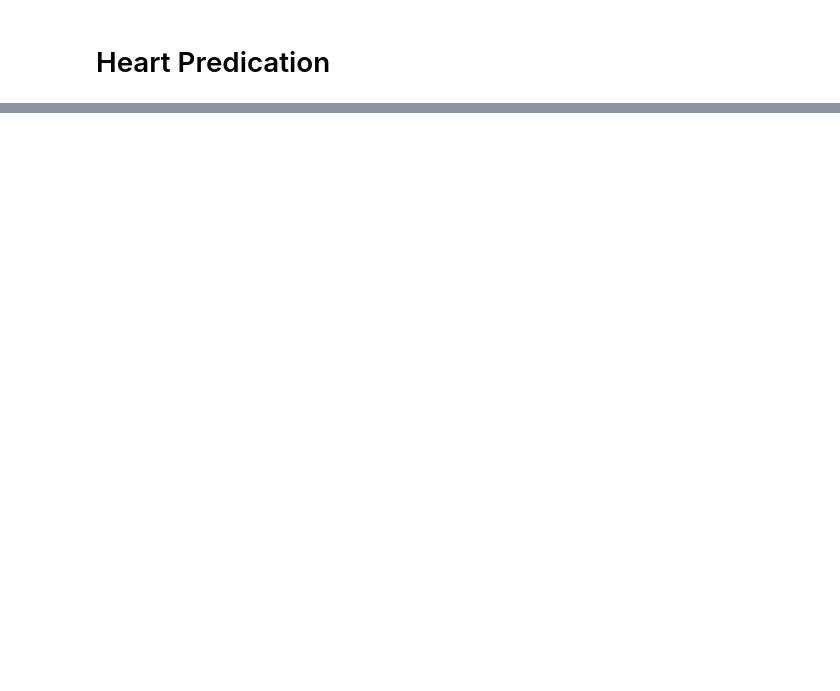
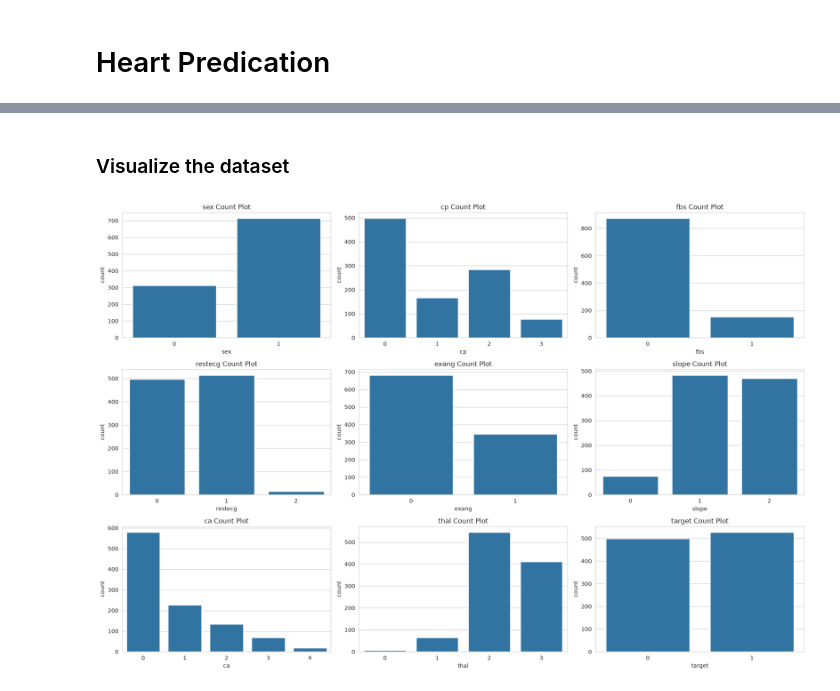
Before and after one commit to khalidkhankakar/Pulse-AI-FYP-, a Jupyter notebook: models/notebooks/heart.ipynb, the cells around one changed output, grey strips where cells are left out. Saved outputs shown, nothing was run; the diff lists cells and outputs as text; code cells hidden in the pictures; blank space fills up the shorter version.

```diff
--- a/models/notebooks/heart.ipynb
+++ b/models/notebooks/heart.ipynb
@@ -254,0 +81,10 @@ Name: heart_disease, dtype: float64
+# %%
+categorical_columns = ['sex', 'cp', 'fbs', 'restecg', 'exang', 'slope', 'ca', 'thal', 'target']
+numerical_columns = ['age', 'trestbps', 'chol', 'thalach', 'oldpeak']
+# %% [markdown]
+### Visualize the dataset
+# %%
+from src.visualization.plots import count_plot_multiple_features
+count_plot_multiple_features(heart, cols=categorical_columns, n_cols=3)
+# %% [output]
+[figure, added]
```
Also changed, not shown: parts of 44 cells of this notebook, 22 other files.
